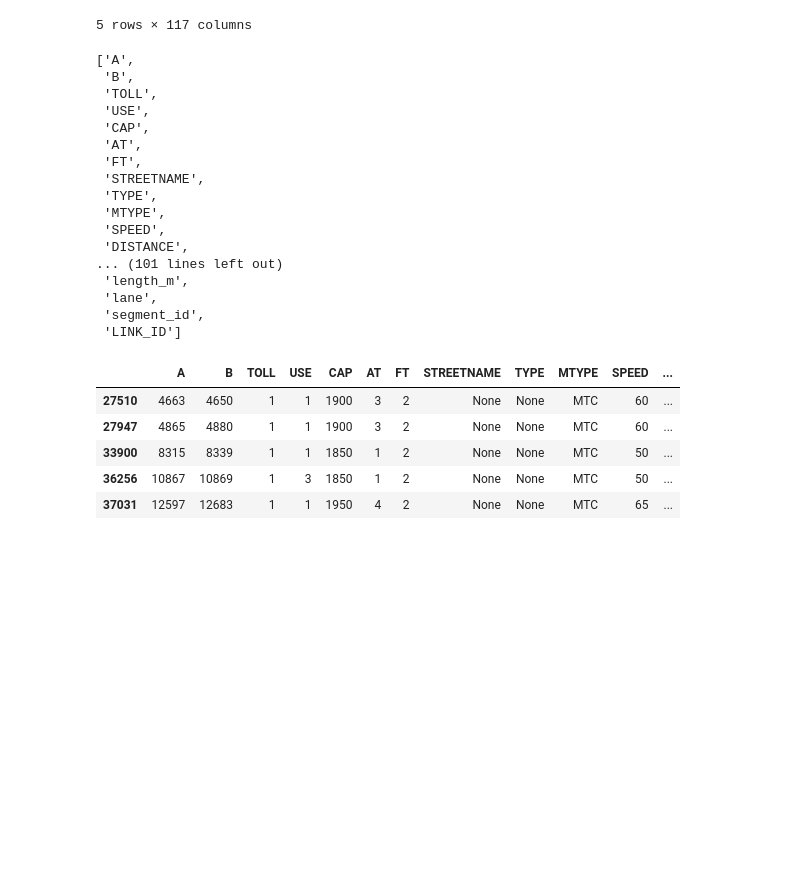
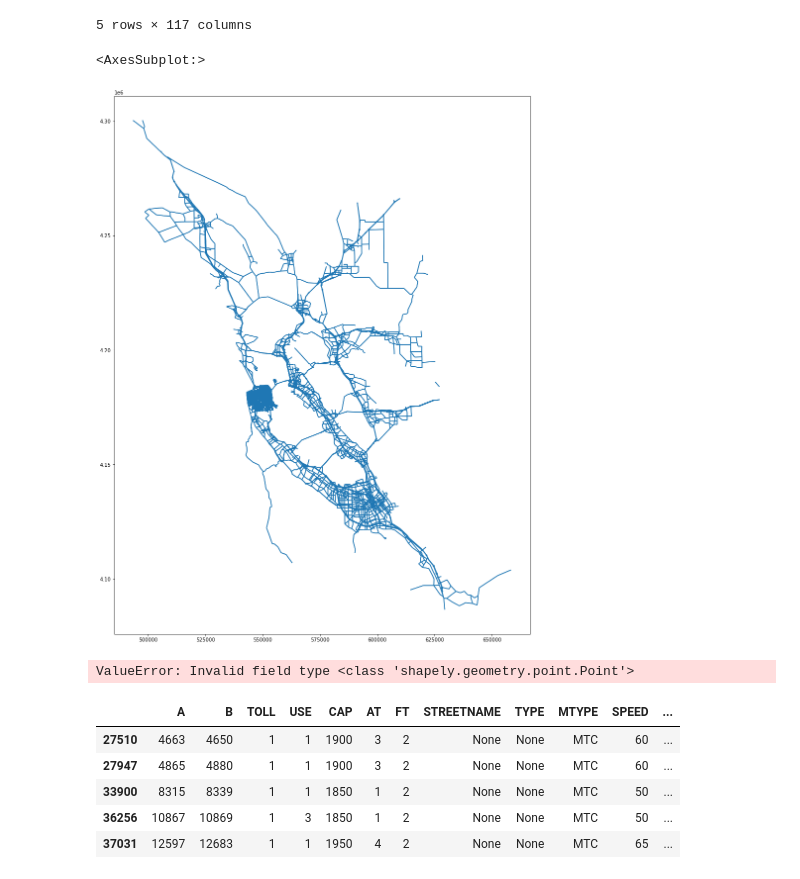
Before and after one commit to tscore-utc/scenarios, a Jupyter notebook: convert/Script/SF_Road_Network.ipynb, the cells around one changed output. Saved outputs shown, nothing was run; the diff lists cells and outputs as text; code cells hidden in the pictures; blank space fills up the shorter version.

```diff
--- a/convert/Script/SF_Road_Network.ipynb
+++ b/convert/Script/SF_Road_Network.ipynb
@@ -208,23 +206,3 @@ SF_shell_network['LINK_ID']=SF_shell_network.index+1
 SF_shell_network.drop(columns=['index'],inplace=True)
 # %%
 SF_shell_network=SF_shell_network[SF_shell_network['FT']!=0]
-# %%
-list(SF_shell_network)
-# %% [output]
-['A',
- 'B',
- 'TOLL',
- 'USE',
- 'CAP',
- 'AT',
- 'FT',
- 'STREETNAME',
- 'TYPE',
- 'MTYPE',
- 'SPEED',
- 'DISTANCE',
-... (101 lines left out)
- 'length_m',
- 'lane',
- 'segment_id',
- 'LINK_ID']
@@ -231,3 +211,12 @@ list(SF_shell_network)
+# %%
+SF_shell_network.plot(figsize=[20,20])
+# %% [output]
+<AxesSubplot:>
+[figure, added]
+# %%
+SF_shell_network.to_file('../SF_CHAMP_Converted/BEAM_Network.shp')
+# %% [output]
+ValueError: Invalid field type <class 'shapely.geometry.point.Point'>
 # %%
 SF_shell_network[SF_shell_network['TOLL']!=0].head()
 # %% [output]
```
Also changed, not shown: parts of 4 cells of this notebook, 29 other files.
